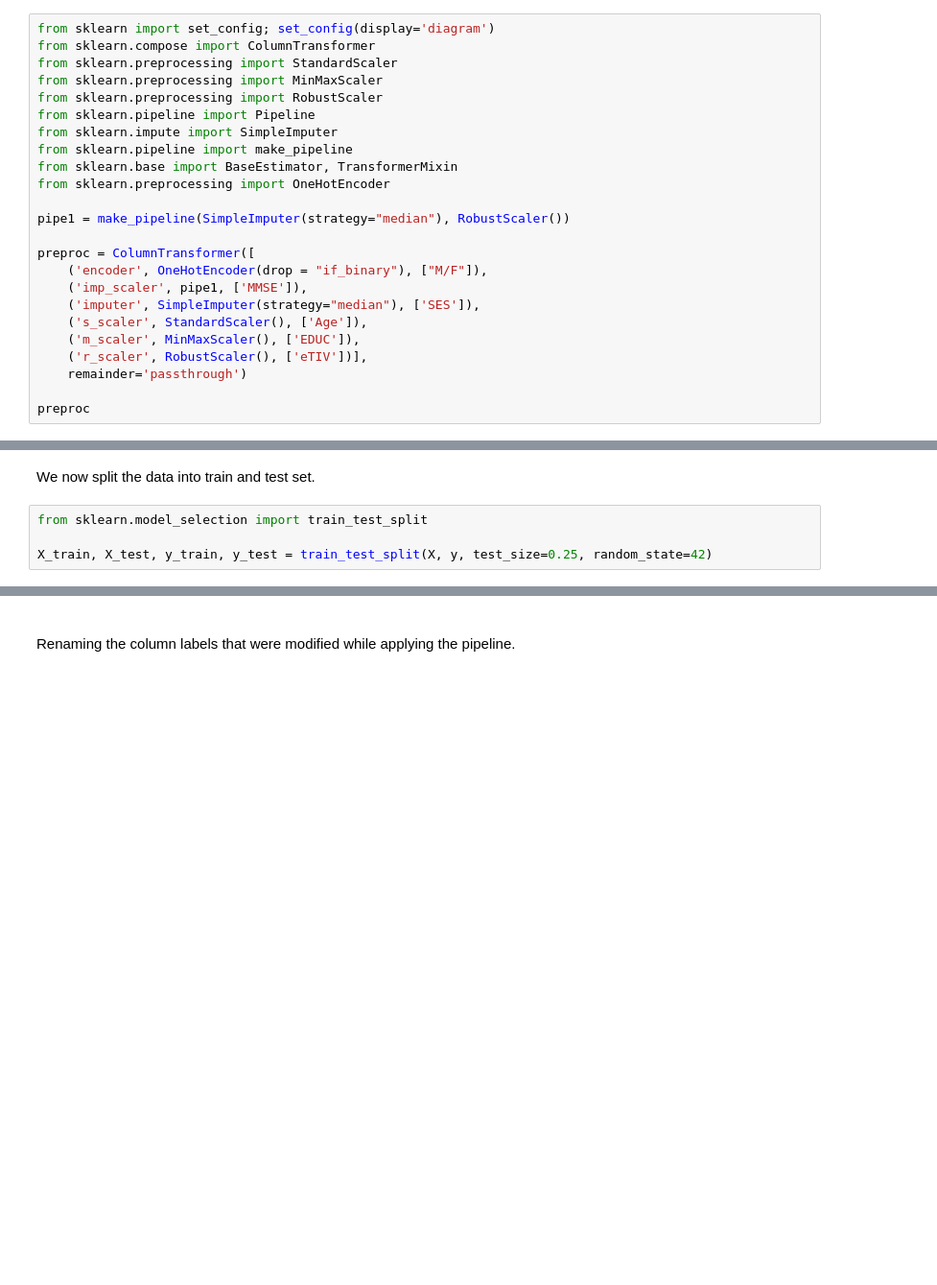
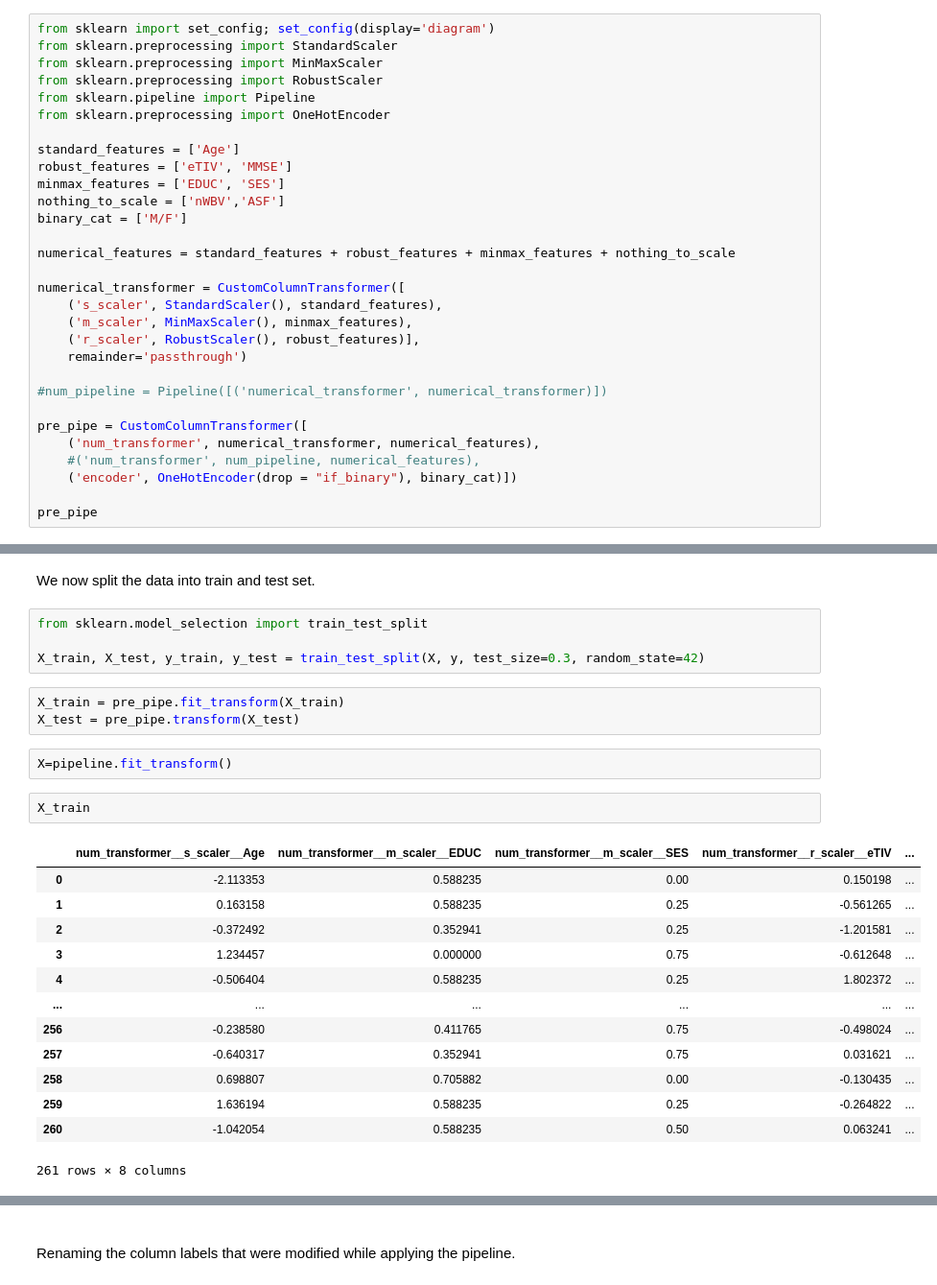
Before and after one commit to mkvph0ch/memobrain, a Jupyter notebook: notebooks/OAS2_prep.ipynb, the cells around one changed output, grey strips where cells are left out. Shown: that part at 96% size. Drawn from its saved outputs; the diff is of its cells as text; blank space fills up the shorter version.

```diff
--- a/notebooks/OAS2_prep.ipynb
+++ b/notebooks/OAS2_prep.ipynb
@@ -108,25 +95,31 @@ We create a pipeline with all the transformations that will be applied to the da
 # %%
 from sklearn import set_config; set_config(display='diagram')
-from sklearn.compose import ColumnTransformer
 from sklearn.preprocessing import StandardScaler
 from sklearn.preprocessing import MinMaxScaler
 from sklearn.preprocessing import RobustScaler
 from sklearn.pipeline import Pipeline
-from sklearn.impute import SimpleImputer
-from sklearn.pipeline import make_pipeline
-from sklearn.base import BaseEstimator, TransformerMixin
 from sklearn.preprocessing import OneHotEncoder
 
-pipe1 = make_pipeline(SimpleImputer(strategy="median"), RobustScaler())
+standard_features = ['Age']
+robust_features = ['eTIV', 'MMSE']
+minmax_features = ['EDUC', 'SES']
+nothing_to_scale = ['nWBV','ASF']
+binary_cat = ['M/F']
 
-preproc = ColumnTransformer([
-    ('encoder', OneHotEncoder(drop = "if_binary"), ["M/F"]),
-    ('imp_scaler', pipe1, ['MMSE']),
-    ('imputer', SimpleImputer(strategy="median"), ['SES']),
-    ('s_scaler', StandardScaler(), ['Age']),
-    ('m_scaler', MinMaxScaler(), ['EDUC']),
-    ('r_scaler', RobustScaler(), ['eTIV'])],
+numerical_features = standard_features + robust_features + minmax_features + nothing_to_scale
+
+numerical_transformer = CustomColumnTransformer([
+    ('s_scaler', StandardScaler(), standard_features),
+    ('m_scaler', MinMaxScaler(), minmax_features),
+    ('r_scaler', RobustScaler(), robust_features)],
     remainder='passthrough')
 
-preproc
+#num_pipeline = Pipeline([('numerical_transformer', numerical_transformer)])
+
+pre_pipe = CustomColumnTransformer([
+    ('num_transformer', numerical_transformer, numerical_features),
+    #('num_transformer', num_pipeline, numerical_features),
+    ('encoder', OneHotEncoder(drop = "if_binary"), binary_cat)])
+
+pre_pipe
 # %% [output]
@@ -149,5 +146,26 @@ We now split the data into train and test set.
 # %%
 from sklearn.model_selection import train_test_split
 
-X_train, X_test, y_train, y_test = train_test_split(X, y, test_size=0.25, random_state=42)
+X_train, X_test, y_train, y_test = train_test_split(X, y, test_size=0.3, random_state=42)
+# %%
+X_train = pre_pipe.fit_transform(X_train)
+X_test = pre_pipe.transform(X_test)
+# %%
+X=pipeline.fit_transform()
+# %%
+X_train
+# %% [output]
+|  | num_transformer__s_scaler__Age | num_transformer__m_scaler__EDUC | num_transformer__m_scaler__SES | num_transformer__r_scaler__eTIV | ... |
+| 0 | -2.113353 | 0.588235 | 0.00 | 0.150198 | ... |
+| 1 | 0.163158 | 0.588235 | 0.25 | -0.561265 | ... |
+| 2 | -0.372492 | 0.352941 | 0.25 | -1.201581 | ... |
+| 3 | 1.234457 | 0.000000 | 0.75 | -0.612648 | ... |
+| 4 | -0.506404 | 0.588235 | 0.25 | 1.802372 | ... |
+| ... | ... | ... | ... | ... | ... |
+| 256 | -0.238580 | 0.411765 | 0.75 | -0.498024 | ... |
+| 257 | -0.640317 | 0.352941 | 0.75 | 0.031621 | ... |
+| 258 | 0.698807 | 0.705882 | 0.00 | -0.130435 | ... |
+| 259 | 1.636194 | 0.588235 | 0.25 | -0.264822 | ... |
+| 260 | -1.042054 | 0.588235 | 0.50 | 0.063241 | ... |
+261 rows × 8 columns
 # %%
```
Also changed, not shown: parts of 63 cells of this notebook.
